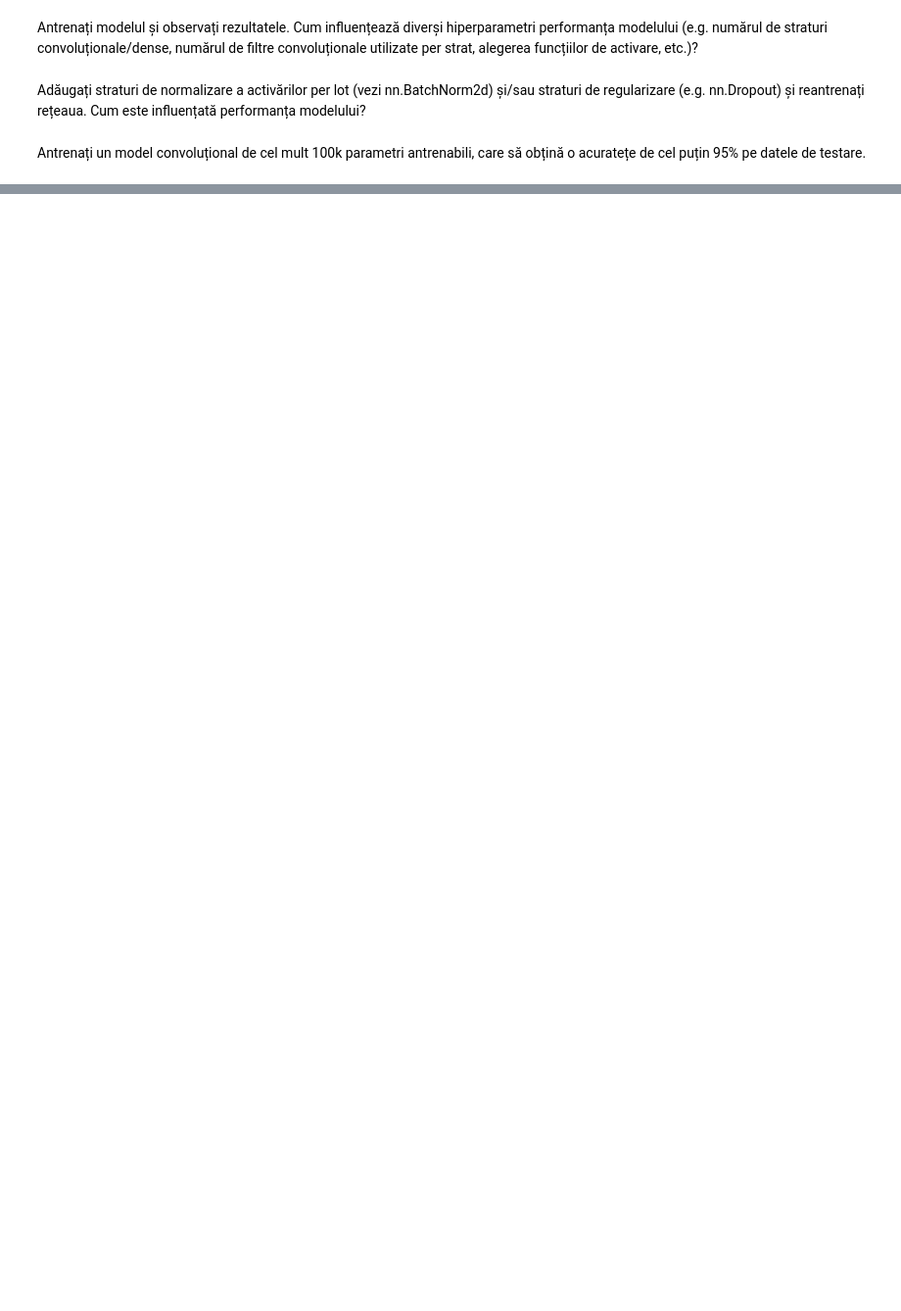
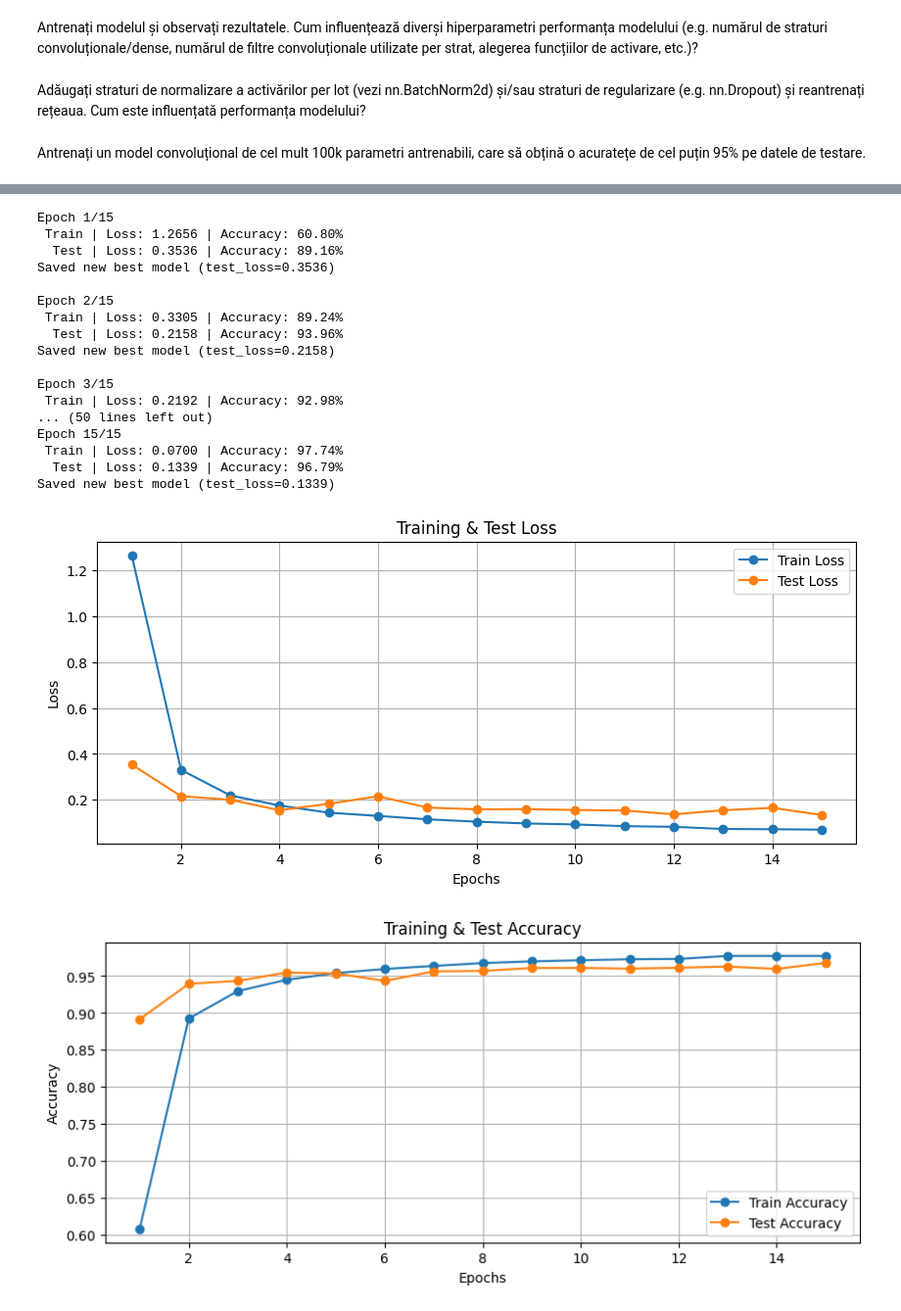
Before and after one commit to Traian71/college-work, a Jupyter notebook: ia2/Lab 3-20261030/lab3.ipynb, the cells around one changed output, grey strips where cells are left out. Shown at 98% size. Cells and saved outputs as stored; diff of their text form; code cells hidden in the pictures; blank space fills up the shorter version.

```diff
--- a/ia2/Lab 3-20261030/lab3.ipynb
+++ b/ia2/Lab 3-20261030/lab3.ipynb
@@ -72,7 +98,8 @@ Completați definiția instanței transform astfel încât să realizeze redimen
 **Sugestie**: consultați documentația modulului *transforms*.
 # %%
 transform = transforms.Compose([
-    ...
+    transforms.Resize((48, 48)),
+    transforms.ToTensor()
 ])
 
 gtsrb_train = datasets.GTSRB(root="./data", split="train", download=True, transform=transform)
@@ -81,13 +108,8 @@ gtsrb_test = datasets.GTSRB(root="./data", split="test", download=True, transfor
 n_samples = 10
 for i in range(n_samples):
     # Selectați o imagine și verificați rezoluția & clasa
-    idx = np.random.randint(...)
-    img = ...
-    label = ...
-
-    plt.imshow(img)
-    plt.show()
-    print(label)
+    idx = np.random.randint(len(gtsrb_train))
+    img, label = gtsrb_train[idx]
 
 train_loader = torch.utils.data.DataLoader(gtsrb_train, batch_size=32, shuffle=True)
 test_loader = torch.utils.data.DataLoader(gtsrb_test, batch_size=32, shuffle=False)
@@ -109,15 +133,3 @@ Implementați o rețea convoluțională simplă conform Fig. 1, apoi afișați s
 ![fig1l3.png](embedded-picture-2)
 
 Fig.1 - Exemplificarea arhitecturii neurale convoluționale
-# %%
-class SimpleCNN(nn.Module):
- def __init__(self):
-    super(SimpleCNN, self).__init__()
-
-    ...
-
- def forward(self, x):
-    ...
-
-model = SimpleCNN()
-summary(model, (3, 48, 48), device="cpu")
@@ -197,19 +259,14 @@ def train_loop(model, train_loader, test_loader, optimizer, loss_fn, epochs, dev
         test_accs.append(test_acc)
         print(f"  Test | Loss: {test_loss:.4f} | Accuracy: {test_acc * 100:.2f}%")
 
-        # Salvarea celui mai Bun Model
+        # Salvarea celui mai Bun Model (corectată cu best_loss update)
         if best_loss is None or test_loss < best_loss:
+            best_loss = test_loss
             torch.save(model, 'model.pt')
             print(f"Saved new best model (test_loss={test_loss:.4f})")
 
     # Afișarea evoluției funcției de cost/acurateței
     plot_metrics(train_losses, test_losses, train_accs, test_accs)
-
-
-optimizer = torch.optim.Adam(model.parameters(), lr=1e-3)
-loss_fn = nn.CrossEntropyLoss()
-epochs = 10
-train_loop(model, train_loader, test_loader, optimizer, loss_fn, epochs)
 # %% [markdown]
 Adăugați straturi de normalizare a activărilor per lot (vezi nn.BatchNorm2d) și/sau straturi de regularizare (e.g. nn.Dropout) și reantrenați rețeaua. Cum este influențată performanța modelului?
 # %% [markdown]
@@ -216,0 +332,32 @@ Antrenați un model convoluțional de cel mult 100k parametri antrenabili, care
+# %%
+# Trimiterea noului model optimizat pe GPU
+model = ComplexCNN()
+model.to("cuda")
+
+# Re-inițializarea optimizatorului pentru noul model
+optimizer = torch.optim.Adam(model.parameters(), lr=1e-3)
+loss_fn = nn.CrossEntropyLoss()
+epochs = 15 # Mărit la 15 epoci pentru convergență completă
+
+# Pornirea antrenării
+train_loop(model, train_loader, test_loader, optimizer, loss_fn, epochs, device="cuda")
+# %% [output]
+Epoch 1/15
+ Train | Loss: 1.2656 | Accuracy: 60.80%
+  Test | Loss: 0.3536 | Accuracy: 89.16%
+Saved new best model (test_loss=0.3536)
+
+Epoch 2/15
+ Train | Loss: 0.3305 | Accuracy: 89.24%
+  Test | Loss: 0.2158 | Accuracy: 93.96%
+Saved new best model (test_loss=0.2158)
+
+Epoch 3/15
+ Train | Loss: 0.2192 | Accuracy: 92.98%
+... (50 lines left out)
+Epoch 15/15
+ Train | Loss: 0.0700 | Accuracy: 97.74%
+  Test | Loss: 0.1339 | Accuracy: 96.79%
+Saved new best model (test_loss=0.1339)
+[figure, added]
+[figure, added]
```
Also changed, not shown: parts of 7 cells of this notebook, 48 other files.
